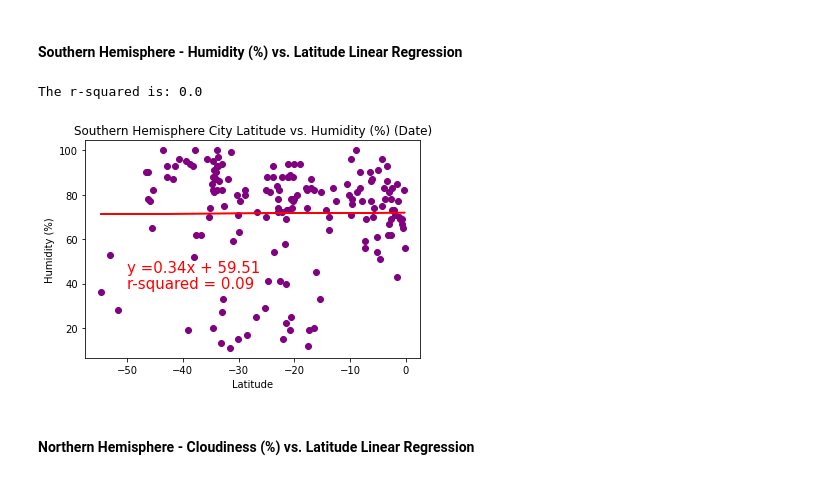
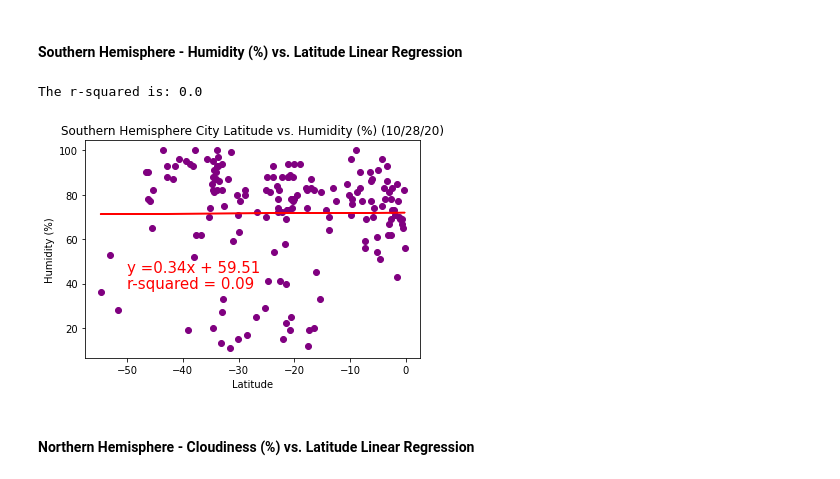
Before and after one commit to LeeProut/python-api-challenge, a Jupyter notebook: WeatherPy/WeatherPy.ipynb, the cells around one changed output. Cells and saved outputs as stored; diff of their text form; code cells hidden in the pictures.

```diff
--- a/WeatherPy/WeatherPy.ipynb
+++ b/WeatherPy/WeatherPy.ipynb
@@ -427,35 +446,35 @@ s_humidity_y_values = southern_hemi_df["Humidity"]
 # (slope, intercept, rvalue, pvalue, stderr) = linregress(total_equipment, burned_acreage)
 # regress_values = total_equipment * slope + intercept
 (s_humidity_slope, s_humidity_intercept, s_humidity_rvalue, s_humidity_pvalue, s_humidity_stderr) = linregress(s_humidity_x_values, s_humidity_y_values)
 s_humidity_regress_values = np.asarray(s_humidity_x_values) * s_humidity_slope + s_humidity_intercept
 
 #calculate r-squared
 s_humidity_rsquared = round(s_humidity_rvalue**2,2)
 print(f"The r-squared is: {s_humidity_rsquared}")
 
 #line equation y = mx + b
 s_humidity_line_eq = "y =" + str(round(s_humidity_slope,2)) + "x + " + str(round(s_humidity_intercept,2))
 
 #create scatter plot
 plt.scatter(s_humidity_x_values, s_humidity_y_values, color="purple")
 
 #add regression line
 plt.plot(s_humidity_x_values, s_humidity_regress_values, "r-")
 
 #add title and labels
-plt.title("Southern Hemisphere City Latitude vs. Humidity (%) (Date)")
+plt.title(f"Southern Hemisphere City Latitude vs. Humidity (%) ({date_title})")
 plt.xlabel("Latitude")
 plt.ylabel("Humidity (%)")
 
 #add annotation to plot
 plt.annotate(n_humidity_line_eq,(-50,45), fontsize=15, color="red")
 plt.annotate(f"r-squared = {n_humidity_rsquared}",(-50,38),fontsize=15,color="red")
 
 plt.savefig("Images/s_hemi_latitudeVShumidity.png")
 plt.show()
 # %% [output]
 The r-squared is: 0.0
-[figure, old version]
+[figure, new version]
 # %% [markdown]
 ####  Northern Hemisphere - Cloudiness (%) vs. Latitude Linear Regression
 # %%
```
Also changed, not shown: parts of 12 cells of this notebook, 12 other files.
